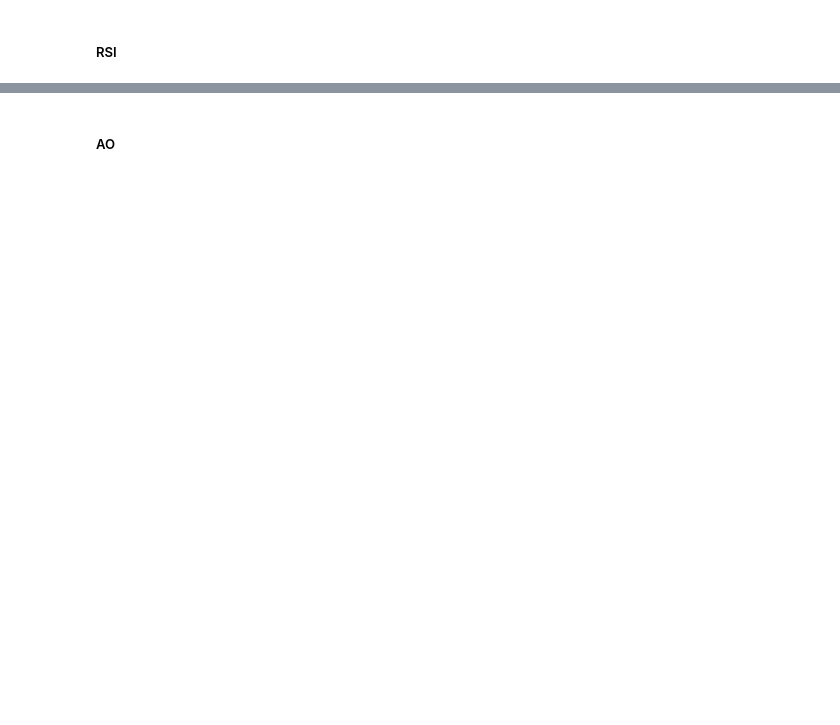
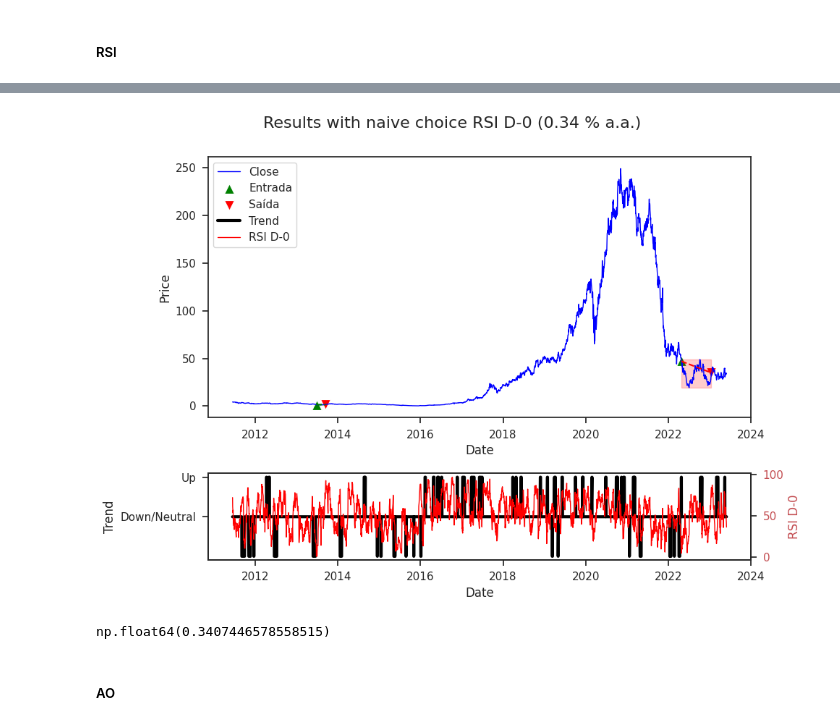
Before and after one commit to lucasll37/ai_finance, a Jupyter notebook: src/Análise Exploratória - Ativo.ipynb, the cells around one changed output, grey strips where cells are left out. Saved outputs shown, nothing was run; the diff lists cells and outputs as text; code cells hidden in the pictures; blank space fills up the shorter version.

```diff
--- a/src/Análise Exploratória - Ativo.ipynb
+++ b/src/Análise Exploratória - Ativo.ipynb
@@ -123,2 +171,7 @@ agent.naive_choice(data_preprocessed, signal="RSI D-0", policy={"entry": lambda
+# %%
+agent.naive_choice(data_preprocessed, signal="RSI D-0", policy={"entry": lambda signal: signal < 5, "out": lambda signal: signal > 80})
+# %% [output]
+[figure, added]
+np.float64(0.3407446578558515)
 # %% [markdown]
 ##### AO
```
Also changed, not shown: parts of 23 cells of this notebook, 11 other files.
